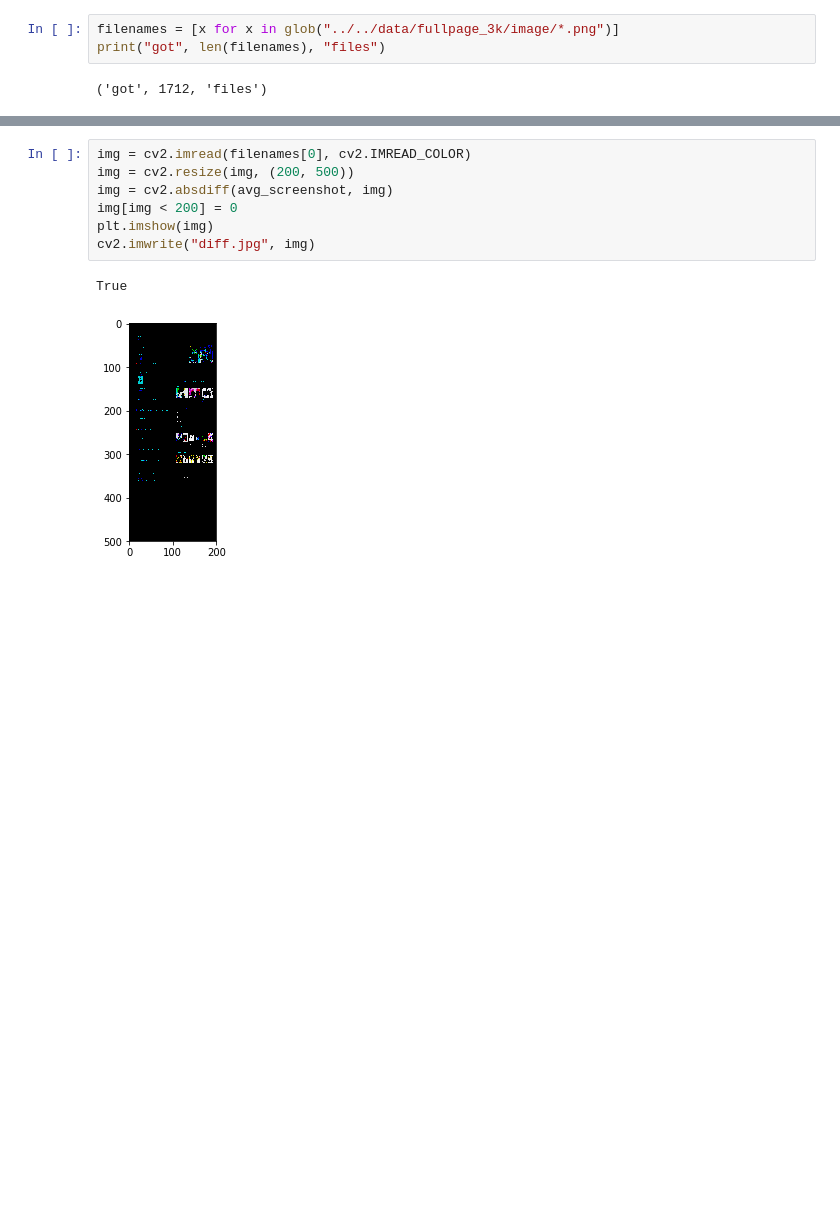
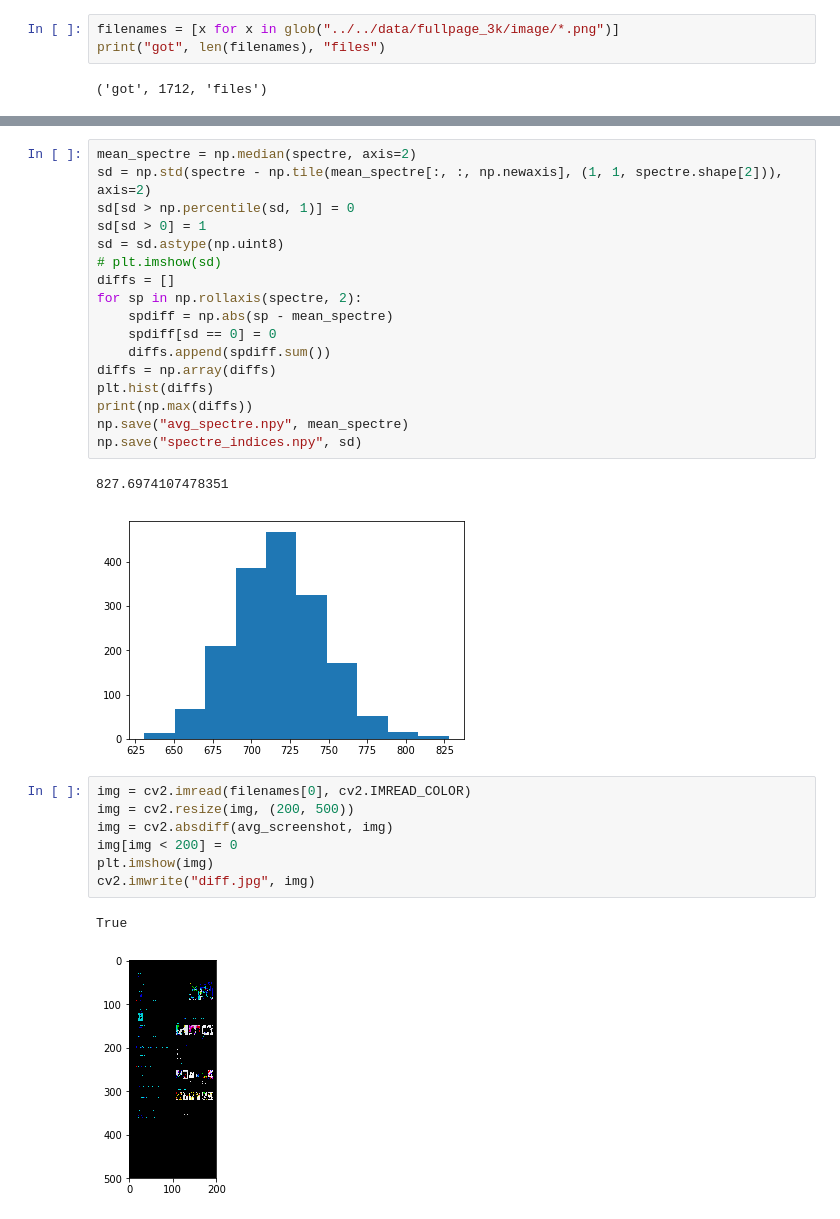
Before and after one commit to cscenter/project_screenshots, a Jupyter notebook: research/average_screenshot/mean_histogram.ipynb, the cells around one changed output, grey strips where cells are left out. Drawn from its saved outputs; the diff is of its cells as text; blank space fills up the shorter version.

```diff
--- a/research/average_screenshot/mean_histogram.ipynb
+++ b/research/average_screenshot/mean_histogram.ipynb
@@ -63,3 +77,23 @@ print(spdiff.sum())
+# %%
+mean_spectre = np.median(spectre, axis=2)
+sd = np.std(spectre - np.tile(mean_spectre[:, :, np.newaxis], (1, 1, spectre.shape[2])), axis=2)
+sd[sd > np.percentile(sd, 1)] = 0
+sd[sd > 0] = 1
+sd = sd.astype(np.uint8)
+# plt.imshow(sd)
+diffs = []
+for sp in np.rollaxis(spectre, 2):
+    spdiff = np.abs(sp - mean_spectre)
+    spdiff[sd == 0] = 0
+    diffs.append(spdiff.sum())
+diffs = np.array(diffs)
+plt.hist(diffs)
+print(np.max(diffs))
+np.save("avg_spectre.npy", mean_spectre)
+np.save("spectre_indices.npy", sd)
+# %% [output]
+827.6974107478351
+[figure, added]
 # %%
 img = cv2.imread(filenames[0], cv2.IMREAD_COLOR)
 img = cv2.resize(img, (200, 500))
```
Also changed, not shown: parts of 5 cells of this notebook, 6 other files.
